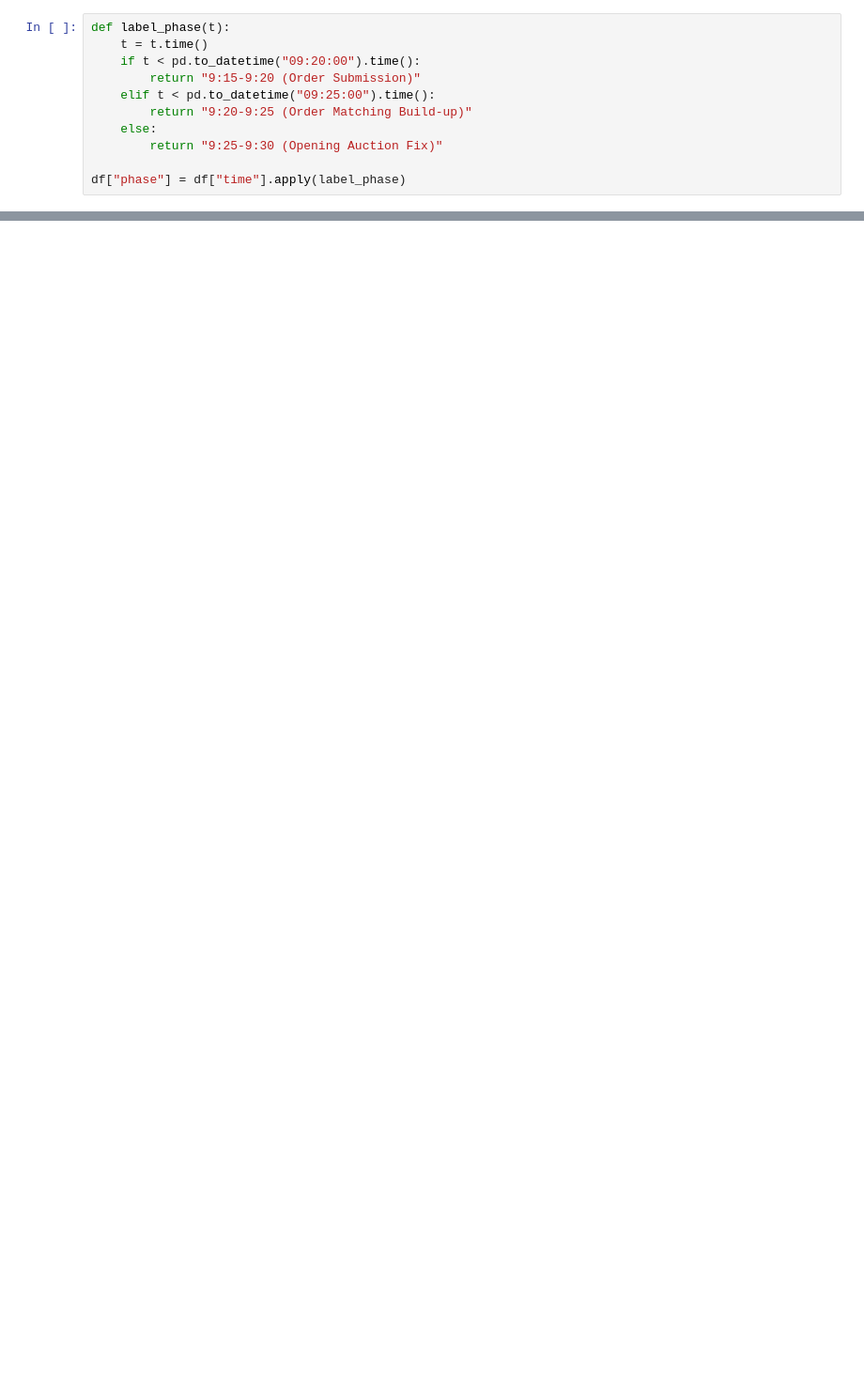
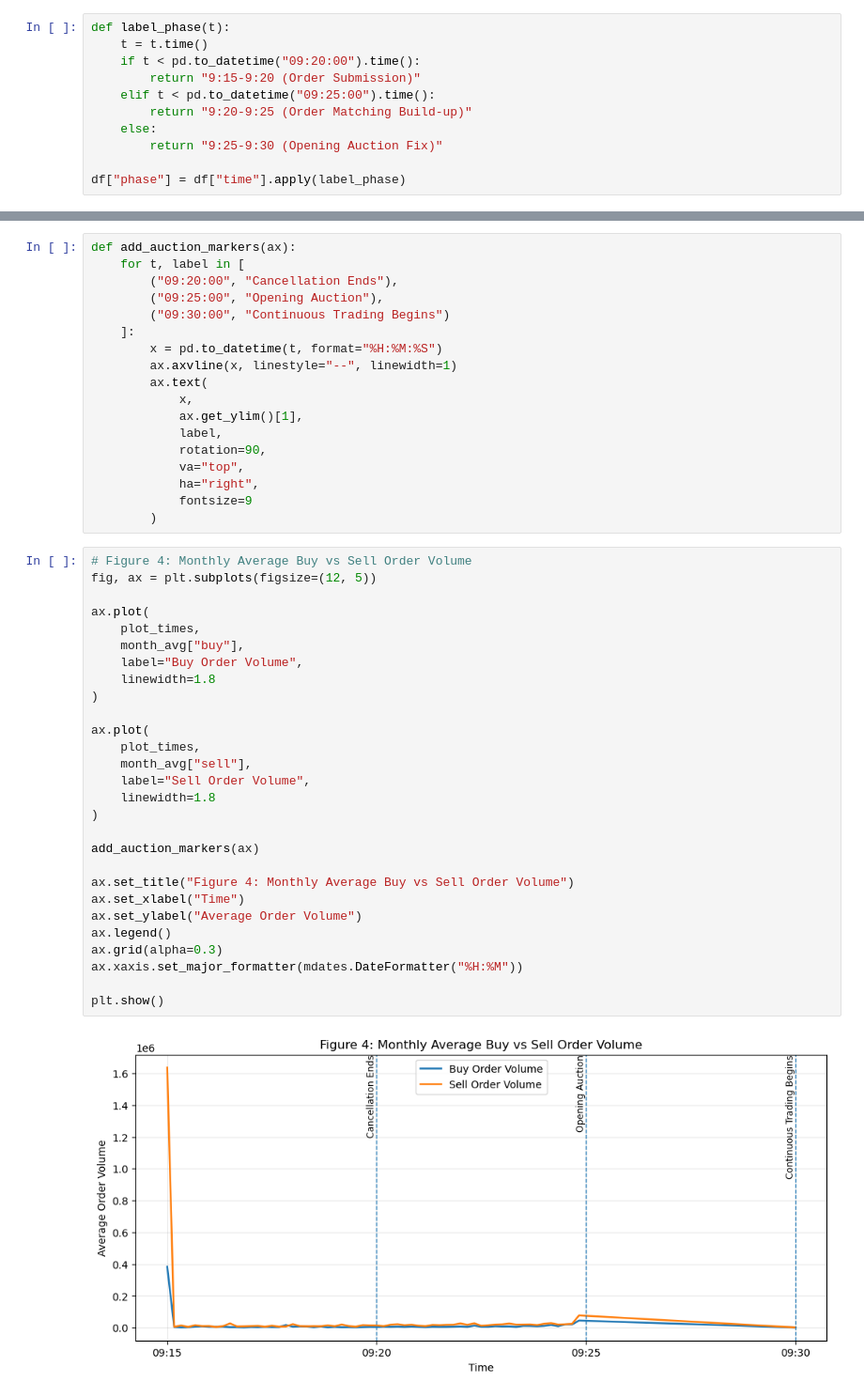
Before and after one commit to xiyuanzhu926/level2-research, a Jupyter notebook: level2-research/notebooks/01_level2_auction_intro.ipynb, the cells around one changed output, grey strips where cells are left out. Shown at 94% size. Cells and saved outputs as stored; diff of their text form; blank space fills up the shorter version.

```diff
--- a/level2-research/notebooks/01_level2_auction_intro.ipynb
+++ b/level2-research/notebooks/01_level2_auction_intro.ipynb
@@ -264,0 +784,48 @@ plt.show()
+# %%
+def add_auction_markers(ax):
+    for t, label in [
+        ("09:20:00", "Cancellation Ends"),
+        ("09:25:00", "Opening Auction"),
+        ("09:30:00", "Continuous Trading Begins")
+    ]:
+        x = pd.to_datetime(t, format="%H:%M:%S")
+        ax.axvline(x, linestyle="--", linewidth=1)
+        ax.text(
+            x,
+            ax.get_ylim()[1],
+            label,
+            rotation=90,
+            va="top",
+            ha="right",
+            fontsize=9
+        )
+# %%
+# Figure 4: Monthly Average Buy vs Sell Order Volume
+fig, ax = plt.subplots(figsize=(12, 5))
+
+ax.plot(
+    plot_times,
+    month_avg["buy"],
+    label="Buy Order Volume",
+    linewidth=1.8
+)
+
+ax.plot(
+    plot_times,
+    month_avg["sell"],
+    label="Sell Order Volume",
+    linewidth=1.8
+)
+
+add_auction_markers(ax)
+
+ax.set_title("Figure 4: Monthly Average Buy vs Sell Order Volume")
+ax.set_xlabel("Time")
+ax.set_ylabel("Average Order Volume")
+ax.legend()
+ax.grid(alpha=0.3)
+ax.xaxis.set_major_formatter(mdates.DateFormatter("%H:%M"))
+
+plt.show()
+# %% [output]
+[figure, added]
```
Also changed, not shown: parts of 66 cells of this notebook.
